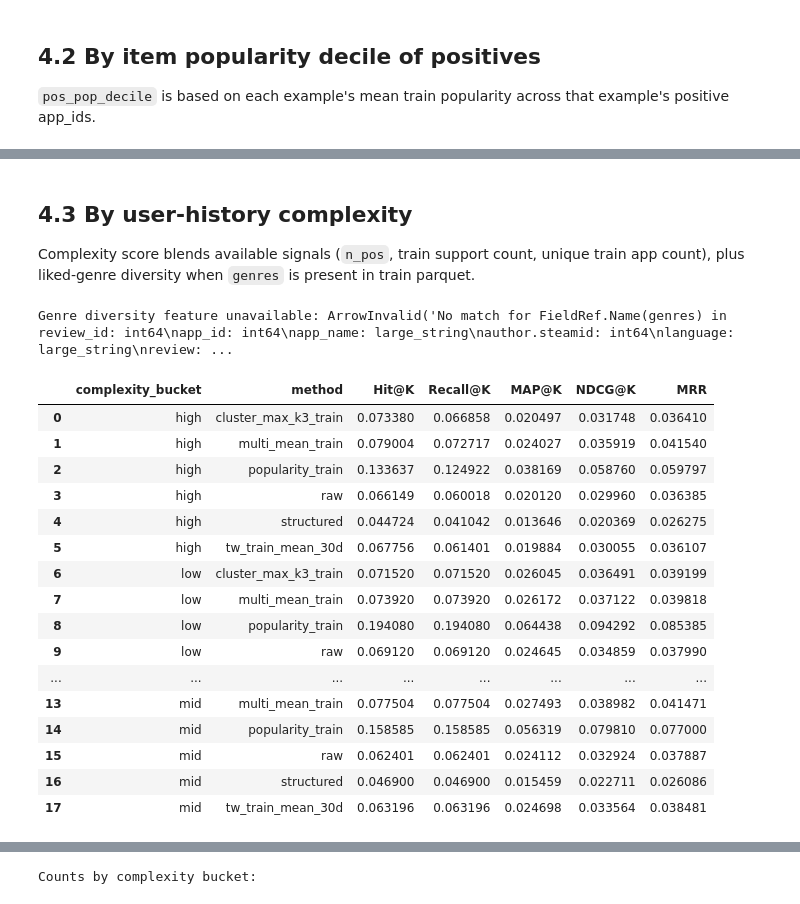
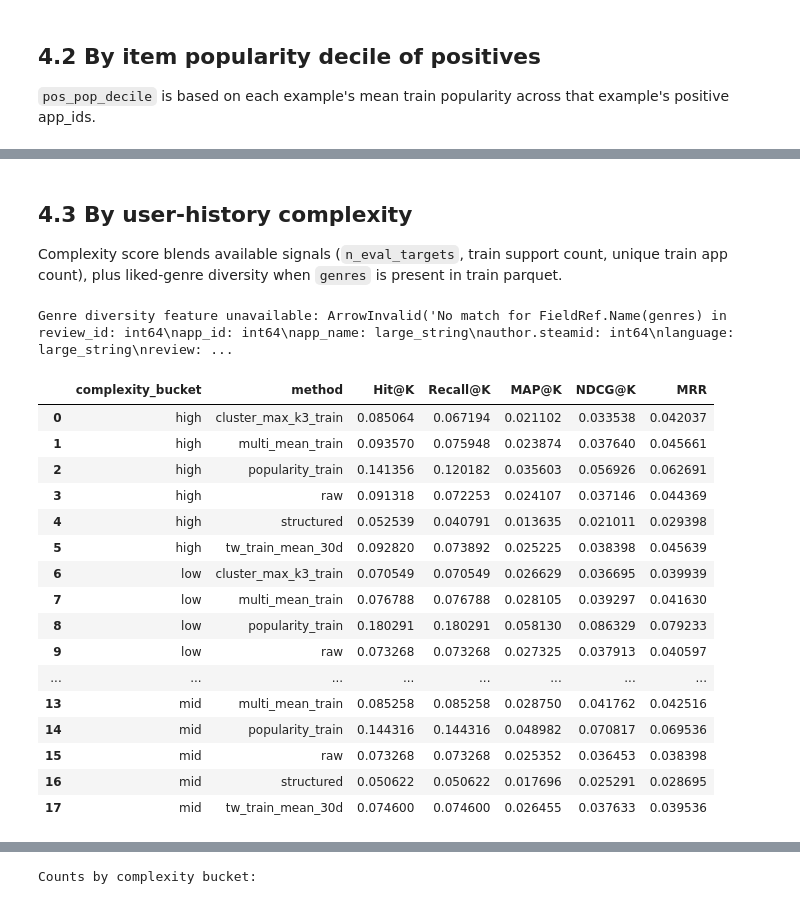
Before and after one commit to rreuther8/steam-review-ml, a Jupyter notebook: notebooks/models/query_embeddings/recs_004_eval_proxy_same_user_task_a.ipynb, the cells around one changed output, grey strips where cells are left out. Saved outputs shown, nothing was run; the diff lists cells and outputs as text; code cells hidden in the pictures.

```diff
--- a/notebooks/models/query_embeddings/recs_004_eval_proxy_same_user_task_a.ipynb
+++ b/notebooks/models/query_embeddings/recs_004_eval_proxy_same_user_task_a.ipynb
@@ -1196,0 +1536,41 @@ Name: count, dtype: int64
+# %%
+# 5) Per-user variance in 8+ bucket (broad lift vs few heavy winners)
+diag_8p = diag[diag["train_support_bucket"] == TARGET_BUCKET].copy()
+if len(diag_8p) == 0:
+    print(f"5) No rows in bucket {TARGET_BUCKET}.")
+else:
+    user_method = (
+        diag_8p.groupby(["method", "user_id"], observed=True)[METRICS]
+        .mean()
+        .reset_index()
+    )
+    user_var = (
+        user_method.groupby("method", observed=True)
+        .agg(
+            n_users=("user_id", "nunique"),
+            hit_mean=("Hit@K", "mean"),
+            hit_std=("Hit@K", "std"),
+            ndcg_mean=("NDCG@K", "mean"),
+            ndcg_std=("NDCG@K", "std"),
+            mrr_mean=("MRR", "mean"),
+            mrr_std=("MRR", "std"),
+        )
+        .reset_index()
+        .sort_values("ndcg_mean", ascending=False)
+        .reset_index(drop=True)
+    )
+    print(f"5) Per-user variance in {TARGET_BUCKET} bucket")
+    display(user_var)
+
+    # Optional: simple concentration check (top 10% users by NDCG contribution)
+    conc_rows = []
+    for method, g in user_method.groupby("method", observed=True):
+        vals = g["NDCG@K"].to_numpy(dtype=float)
+        if len(vals) == 0:
+            continue
+        cutoff = max(1, int(np.ceil(0.10 * len(vals))))
+        top_share = float(np.sort(vals)[-cutoff:].sum() / (vals.sum() + 1e-12))
+        conc_rows.append({"method": method, "top10pct_user_share_of_ndcg": top_share})
+    conc = pd.DataFrame(conc_rows).sort_values("top10pct_user_share_of_ndcg", ascending=False)
+    print(f"5b) Concentration check in {TARGET_BUCKET} (higher = fewer users drive gains)")
+    display(conc.reset_index(drop=True))
@@ -1289,11 +1833,11 @@ display(
 # %% [markdown]
 ## 4.3 By user-history complexity
 
-Complexity score blends available signals (`n_pos`, train support count, unique train app count), plus liked-genre diversity when `genres` is present in train parquet.
+Complexity score blends available signals (`n_eval_targets`, train support count, unique train app count), plus liked-genre diversity when `genres` is present in train parquet.
 # %%
 # Base complexity features per example
 base = (
-    df_ex_metrics[["ex_idx", "user_id", "n_pos", "n_support_train", "n_unique_train_apps"]]
+    df_ex_metrics[["ex_idx", "user_id", "n_eval_targets", "n_support_train", "n_unique_train_apps"]]
     .drop_duplicates("ex_idx")
     .copy()
 )
@@ -1339,7 +1883,7 @@ def _z(v: pd.Series) -> pd.Series:
 
 
 score_parts = [
-    _z(np.log1p(base["n_pos"])),
+    _z(np.log1p(base["n_eval_targets"])),
     _z(np.log1p(base["n_support_train"])),
     _z(np.log1p(base["n_unique_train_apps"])),
 ]
@@ -1374,47 +1918,47 @@ df_seg_complex = df_ex_metrics.merge(
 
 complex_table = (
     df_seg_complex.dropna(subset=["complexity_bucket"])
     .groupby(["complexity_bucket", "method"], observed=True)[METRIC_COLS]
     .mean()
     .reset_index()
     .sort_values(["complexity_bucket", "method"])
 )
 
 display(complex_table)
 
 # Delta vs popularity baseline within each complexity bucket
 c_ref = complex_table[complex_table["method"] == "popularity_train"][["complexity_bucket"] + METRIC_COLS].rename(
     columns={m: f"{m}_pop_ref" for m in METRIC_COLS}
 )
 c_delta = complex_table.merge(c_ref, on="complexity_bucket", how="left")
 for m in METRIC_COLS:
     c_delta[f"{m}_delta_vs_pop"] = c_delta[m] - c_delta[f"{m}_pop_ref"]
 
 display(
     c_delta[c_delta["method"] != "popularity_train"][
         ["complexity_bucket", "method"] + [f"{m}_delta_vs_pop" for m in METRIC_COLS]
     ].sort_values(["complexity_bucket", "method"])
 )
 
 print("\nCounts by complexity bucket:")
 display(base["complexity_bucket"].value_counts(dropna=False).sort_index())
 # %% [output]
 Genre diversity feature unavailable: ArrowInvalid('No match for FieldRef.Name(genres) in review_id: int64\napp_id: int64\napp_name: large_string\nauthor.steamid: int64\nlanguage: large_string\nreview: ...
 |  | complexity_bucket | method | Hit@K | Recall@K | MAP@K | NDCG@K | MRR |
-| 0 | high | cluster_max_k3_train | 0.073380 | 0.066858 | 0.020497 | 0.031748 | 0.036410 |
-| 1 | high | multi_mean_train | 0.079004 | 0.072717 | 0.024027 | 0.035919 | 0.041540 |
-| 2 | high | popularity_train | 0.133637 | 0.124922 | 0.038169 | 0.058760 | 0.059797 |
-| 3 | high | raw | 0.066149 | 0.060018 | 0.020120 | 0.029960 | 0.036385 |
-| 4 | high | structured | 0.044724 | 0.041042 | 0.013646 | 0.020369 | 0.026275 |
-| 5 | high | tw_train_mean_30d | 0.067756 | 0.061401 | 0.019884 | 0.030055 | 0.036107 |
-| 6 | low | cluster_max_k3_train | 0.071520 | 0.071520 | 0.026045 | 0.036491 | 0.039199 |
-| 7 | low | multi_mean_train | 0.073920 | 0.073920 | 0.026172 | 0.037122 | 0.039818 |
-| 8 | low | popularity_train | 0.194080 | 0.194080 | 0.064438 | 0.094292 | 0.085385 |
-| 9 | low | raw | 0.069120 | 0.069120 | 0.024645 | 0.034859 | 0.037990 |
+| 0 | high | cluster_max_k3_train | 0.085064 | 0.067194 | 0.021102 | 0.033538 | 0.042037 |
+| 1 | high | multi_mean_train | 0.093570 | 0.075948 | 0.023874 | 0.037640 | 0.045661 |
+| 2 | high | popularity_train | 0.141356 | 0.120182 | 0.035603 | 0.056926 | 0.062691 |
+| 3 | high | raw | 0.091318 | 0.072253 | 0.024107 | 0.037146 | 0.044369 |
+| 4 | high | structured | 0.052539 | 0.040791 | 0.013635 | 0.021011 | 0.029398 |
+| 5 | high | tw_train_mean_30d | 0.092820 | 0.073892 | 0.025225 | 0.038398 | 0.045639 |
+| 6 | low | cluster_max_k3_train | 0.070549 | 0.070549 | 0.026629 | 0.036695 | 0.039939 |
+| 7 | low | multi_mean_train | 0.076788 | 0.076788 | 0.028105 | 0.039297 | 0.041630 |
+| 8 | low | popularity_train | 0.180291 | 0.180291 | 0.058130 | 0.086329 | 0.079233 |
+| 9 | low | raw | 0.073268 | 0.073268 | 0.027325 | 0.037913 | 0.040597 |
 | ... | ... | ... | ... | ... | ... | ... | ... |
-| 13 | mid | multi_mean_train | 0.077504 | 0.077504 | 0.027493 | 0.038982 | 0.041471 |
-| 14 | mid | popularity_train | 0.158585 | 0.158585 | 0.056319 | 0.079810 | 0.077000 |
-| 15 | mid | raw | 0.062401 | 0.062401 | 0.024112 | 0.032924 | 0.037887 |
-| 16 | mid | structured | 0.046900 | 0.046900 | 0.015459 | 0.022711 | 0.026086 |
-| 17 | mid | tw_train_mean_30d | 0.063196 | 0.063196 | 0.024698 | 0.033564 | 0.038481 |
+| 13 | mid | multi_mean_train | 0.085258 | 0.085258 | 0.028750 | 0.041762 | 0.042516 |
+| 14 | mid | popularity_train | 0.144316 | 0.144316 | 0.048982 | 0.070817 | 0.069536 |
+| 15 | mid | raw | 0.073268 | 0.073268 | 0.025352 | 0.036453 | 0.038398 |
+| 16 | mid | structured | 0.050622 | 0.050622 | 0.017696 | 0.025291 | 0.028695 |
+| 17 | mid | tw_train_mean_30d | 0.074600 | 0.074600 | 0.026455 | 0.037633 | 0.039536 |
 |  | complexity_bucket | method | Hit@K_delta_vs_pop | Recall@K_delta_vs_pop | MAP@K_delta_vs_pop | ... |
```
Also changed, not shown: parts of 25 cells of this notebook, 10 other files.
